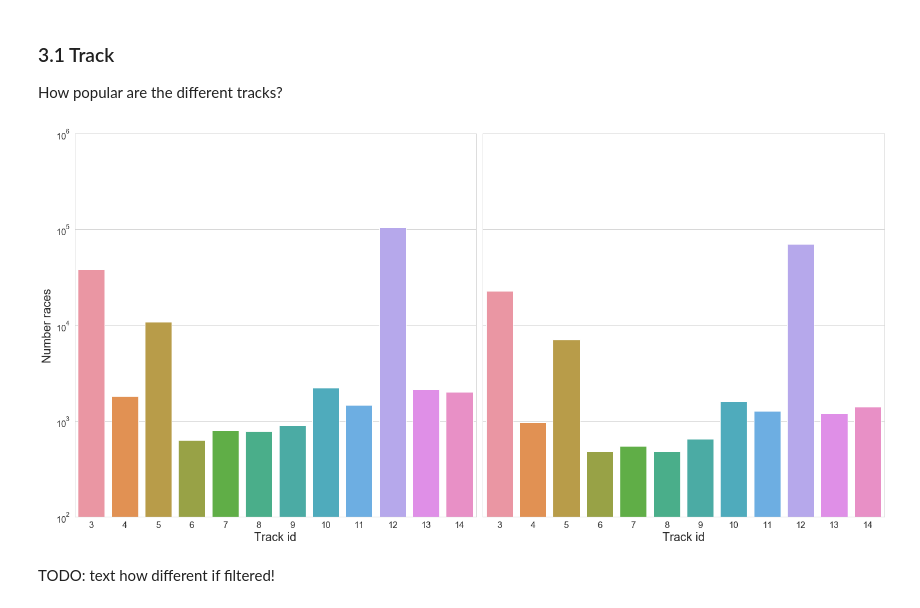
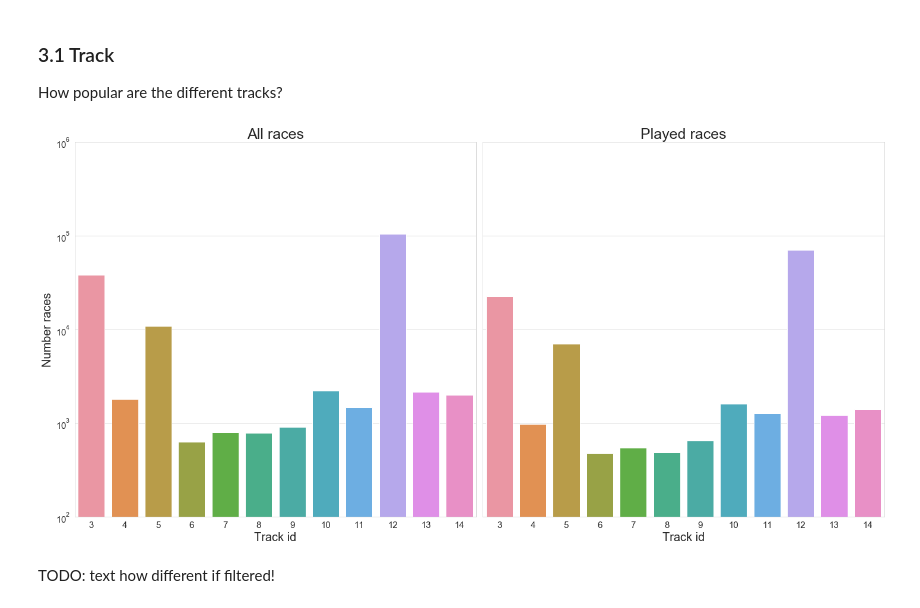
Before and after one commit to CaptainNabla/it_talents_competition, a Jupyter notebook: visualization/eda_basic.ipynb, the cells around one changed output. Cells and saved outputs as stored; diff of their text form; code cells hidden in the pictures.

```diff
--- a/visualization/eda_basic.ipynb
+++ b/visualization/eda_basic.ipynb
@@ -229,30 +242,29 @@ plt.show()
 ### 3.1 Track
 How popular are the different tracks?
 # %%
-# tack distribution all tracks
-# TODO: PLOT SCHÖN MACHEN
-
 fig, ax = plt.subplots(1, 2, figsize=(20, 10), sharey=True)
 
 # All races
 sns.barplot(x=data["track_id"].unique(), y=data["track_id"].value_counts(), ax=ax[0])
+ax[0].set_title("All races", fontsize=title_fontsize)
 ax[0].set_xlabel("Track id", fontsize=axis_fontsize)
 ax[0].set_ylabel("Number races", fontsize=axis_fontsize)
-ax[0].tick_params(axis="both", which="major", labelsize=15)
+ax[0].tick_params(axis="both", which="major", labelsize=tick_label_fontsize)
 ax[0].set_yscale("log")
 
 # Subset of "finished" races
 sns.barplot(x=data.loc[data.status=="finished", "track_id"].unique(), y=data.loc[data.status=="finished", "track_id"].value_counts(), ax=ax[1])
+ax[1].set_title("Played races", fontsize=title_fontsize)
 ax[1].set_xlabel("Track id", fontsize=axis_fontsize)
 ax[1].set_ylabel("")
-ax[1].tick_params(axis="both", which="major", labelsize=15)
+ax[1].tick_params(axis="both", which="major", labelsize=tick_label_fontsize)
 ax[1].set_yscale("log")
 
 plt.setp(ax, ylim=(10**2, 10**6))
 fig.tight_layout()
 plt.show()
 # %% [output]
-[figure, old version]
+[figure, new version]
 # %% [markdown]
 TODO: text how different if filtered!
 # %% [markdown]
```
Also changed, not shown: parts of 19 cells of this notebook, 1 other file.
